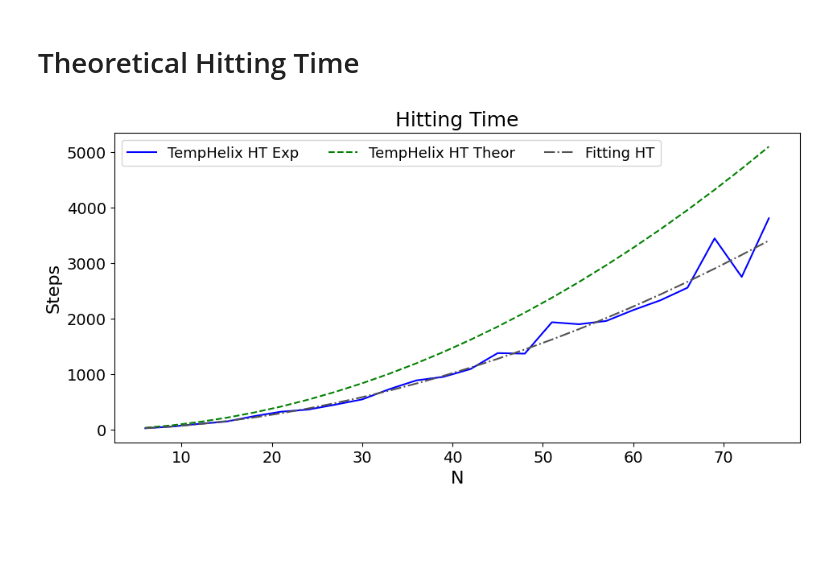
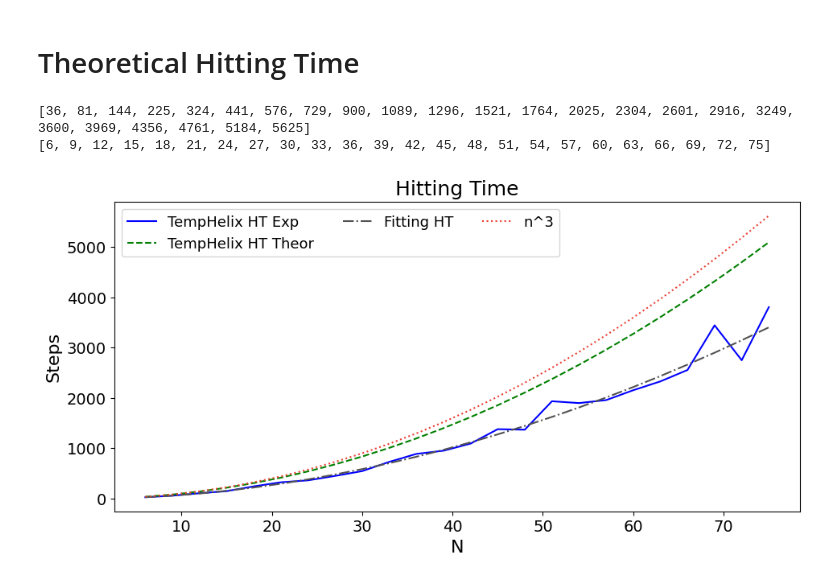
Before and after one commit to JaimePSantos/DynamicRandomWalks, a Jupyter notebook: HT-Static_TemporalHelix.ipynb, the cells around one changed output. Drawn from its saved outputs; the diff is of its cells as text; code cells hidden in the pictures; blank space fills up the shorter version.

```diff
--- a/HT-Static_TemporalHelix.ipynb
+++ b/HT-Static_TemporalHelix.ipynb
@@ -253,37 +293,45 @@ target = -1
 
 theoretical_hitting_times2 = hitting_times_for_staticTempHelix_graphs(reps, init, target)
 # %%
-alphaLabelList = [r'TempHelix HT Exp',f'TempHelix HT Theor',f'Fitting HT']
+alphaLabelList = [r'TempHelix HT Exp',f'TempHelix HT Theor',f'Fitting HT','n^3']
 c = 0.85481611
 factor = 1.92
 
+c2 = 1
+factor2 = 2
+
 estimate_cover_time_memory = [x for x in theoretical_hitting_time(sum_range,factor,c)]
+estimate_cover_time_memory2 = [x for x in theoretical_hitting_time(sum_range,factor2,c2)]
+print(estimate_cover_time_memory2)
+print(list(sum_range))
 
 params = {
     'font_size' : 14,
     'figsize': (11, 5),
     'plot_title' : f'Hitting Time',
     'x_label' : 'N',
     'y_label' : "Steps",
     'legend_labels' : alphaLabelList,
     'legend_loc': "best",
     # 'legend_title' : r'$\alpha$',
     'legend_ncol' : 3,
-    'color_list' : ['#0000FF', '#008000', '#525252'],
-    'line_style_list' : ['-', '--','-.' ],
+    'color_list' : ['#0000FF', '#008000', '#525252','#eb4034'],
+    'line_style_list' : ['-', '--','-.',':' ],
     # 'save_path' : f'Output/OrientedDynamics/orientedDynamics_N{N}_NWALKS{len(alphaList)}_Alphas{str([round(a, 2) for a in alphaList]).replace(", ", "-").replace("[", "").replace("]", "")}_TMAX{round(t)}.png',
     'use_loglog': False,
     'use_cbar' : False,
     'cbar_label' : None,
     'cbar_ticks' : None,
     'cbar_tick_labels' : None,
     'x_lim' : None,
     # 'x_num_ticks' : 7,
     # 'y_num_ticks' : 7,
     # 'x_round_val' : 1,
     # 'y_round_val' : 3,
 }
 
-plot_qwak(x_value_matrix = [list(sum_range),list(sum_range),list(sum_range)] , y_value_matrix = [hitting_times,theoretical_hitting_times2,estimate_cover_time_memory],**params)
+plot_qwak(x_value_matrix = [list(sum_range)]*4 , y_value_matrix = [hitting_times,theoretical_hitting_times2,estimate_cover_time_memory,estimate_cover_time_memory2],**params)
 # %% [output]
+[36, 81, 144, 225, 324, 441, 576, 729, 900, 1089, 1296, 1521, 1764, 2025, 2304, 2601, 2916, 3249, 3600, 3969, 4356, 4761, 5184, 5625]
+[6, 9, 12, 15, 18, 21, 24, 27, 30, 33, 36, 39, 42, 45, 48, 51, 54, 57, 60, 63, 66, 69, 72, 75]
-[figure, old version]
+[figure, new version]
```
Also changed, not shown: parts of 2 cells of this notebook.
